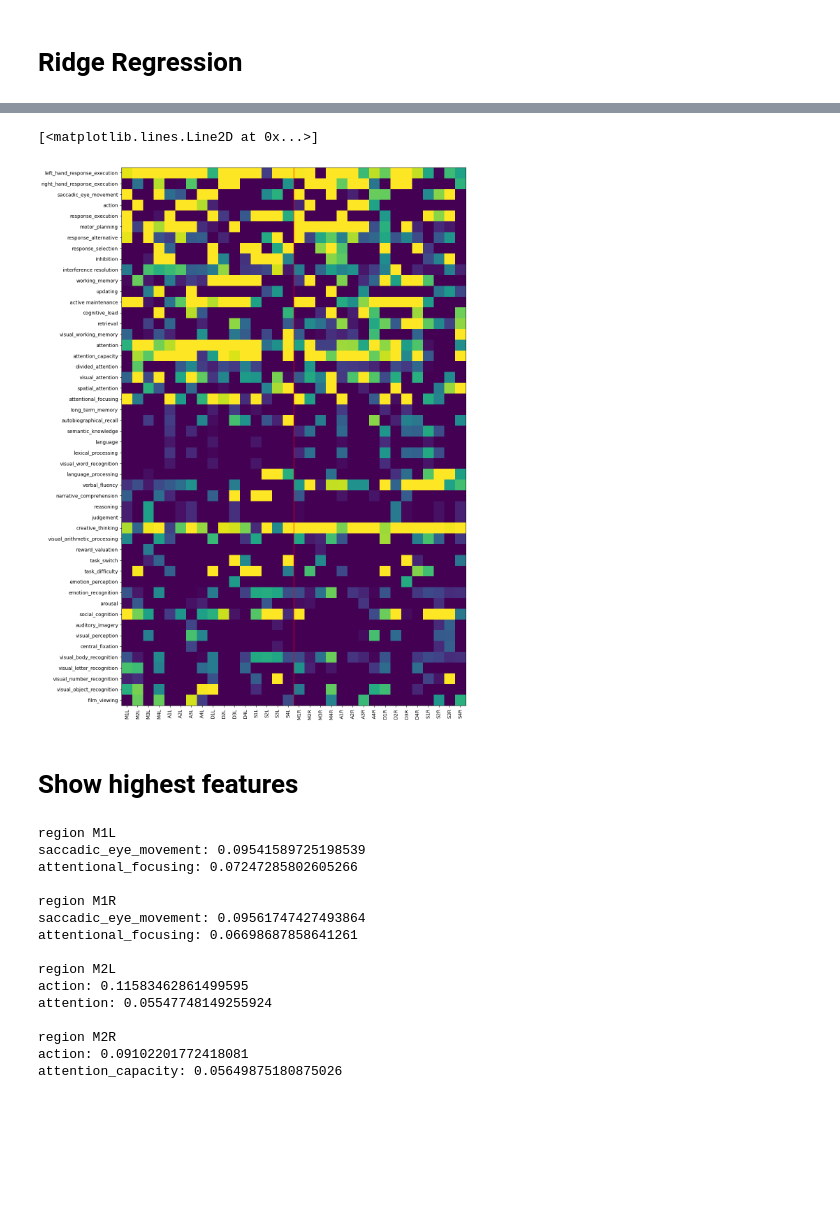
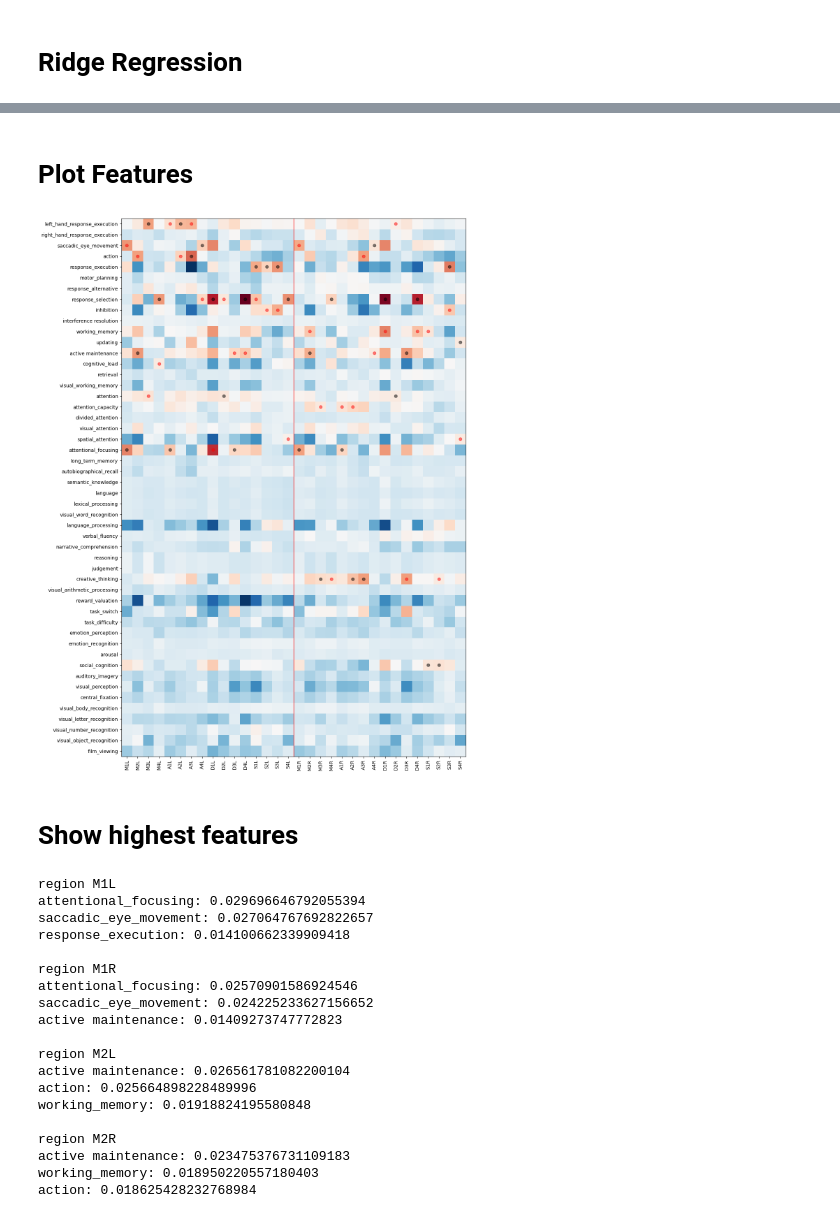
Before and after one commit to DiedrichsenLab/ProbabilisticParcellation, a Jupyter notebook: notebooks/atlas_paper/cognitive_features_mdtb_data.ipynb, the cells around one changed output, grey strips where cells are left out. Saved outputs shown, nothing was run; the diff lists cells and outputs as text; code cells hidden in the pictures; blank space fills up the shorter version.

```diff
--- a/notebooks/atlas_paper/cognitive_features_mdtb_data.ipynb
+++ b/notebooks/atlas_paper/cognitive_features_mdtb_data.ipynb
@@ -42,8 +42,8 @@ _, cmap, labels = nt.read_lut(lut_dir +
 labels=labels[1:]
 
 # load profile
-profile = pd.read_csv(
-    f'{ut.model_dir}/Atlases/Profiles/{fileparts[-1].split("_")[0]}_profile_model.tsv', sep="\t"
+profile_orig = pd.read_csv(
+    f'{ut.model_dir}/Atlases/Profiles/{fileparts[-1].split("_")[0]}_profile_individ.tsv', sep="\t"
 )
 # %%
 # Reduce profile to only MDTB Tasks
@@ -129,3 +167,5 @@ plt.imshow(tags_mat.T)
 # %%
 # Subtract mean from each column and divide by standard deviation of each column
+tags_individ = tags_individ.T
+tags_mat = tags_individ.to_numpy()
 tags_mat = (tags_mat - np.mean(tags_mat, axis=0)) / np.std(tags_mat, axis=0)
@@ -164,0 +246,24 @@ Features = pd.DataFrame(features.T, columns=tags.columns, index=labels)
+# %%
+# Get diverging color map from matplotlib
+cmap = plt.get_cmap('RdBu_r')
+# Plot profile for one participant
+participant='02'
+tasks = profile[profile_orig.participant_id == f'sub-{participant}'].index
+
+plt.figure(figsize=(20, 20))
+plt.imshow(profile_mat[profile_orig.participant_id == f'sub-{participant}'], cmap=cmap)
+plt.xticks(np.arange(len(labels)), labels, rotation=90)
+plt.yticks(np.arange(len(tasks)), tasks)
+# Plot a medial line
+plt.plot([len(labels)/2-0.5, len(labels)/2-0.5], [-0.5, len(tasks)-0.5], color='red', linewidth=1)
+
+# mark the highest value in each column
+n = 2
+colors=['red', 'black']
+for i in range(profile[profile_orig.participant_id == f'sub-{participant}'].shape[1]):
+    # print(labels[i])
+    # get the top n profile
+    top_n = np.argsort(profile_mat[profile_orig.participant_id == f'sub-{participant}'][:, i])[-n:]
+    # plot a dot at the top n profile
+    for idx,j in enumerate(top_n):
+        plt.plot(i, j, 'o', color=colors[idx], alpha=0.5)
@@ -165,14 +272,26 @@ Features = pd.DataFrame(features.T, columns=tags.columns, index=labels)
+# %% [markdown]
+# Plot Features
 # %%
 # Plot
 plt.figure(figsize=(20, 20))
-plt.imshow(features, vmin=0, vmax=0.03)
+plt.imshow(features, cmap=cmap)
 plt.xticks(np.arange(len(labels)), labels, rotation=90)
 plt.yticks(np.arange(len(tags.columns)), tags.columns)
 # Plot a medial line
 plt.plot([len(labels)/2-0.5, len(labels)/2-0.5], [-0.5, len(tags.columns)-0.5], color='red', linewidth=1)
+
+# mark the highest value in each column
+colors=['red', 'black']
+for i in range(features.shape[1]):
+    # print(labels[i])
+    # get the top n features
+    top_n = np.argsort(features[:, i])[-n:]
+    # plot a dot at the top n features
+    for idx,j in enumerate(top_n):
+        plt.plot(i, j, 'o', color=colors[idx], alpha=0.5)
+        # print(tags.columns[j])
 # %% [output]
-[<matplotlib.lines.Line2D at 0x...>]
-[figure, old version]
+[figure, new version]
 # %% [markdown]
 # Show highest features
 # %%
@@ -192,26 +311,30 @@ def print_tags(profile, df, labels, region=None, n=5):
              for score, cond in zip(scores, conds)]
 # %%
 for region in ['M1L', 'M1R']:
-    print_tags(features, Features, labels, region=region, n=2)
+    print_tags(features, Features, labels, region=region, n=3)
 
 for region in ['M2L', 'M2R']:
-    print_tags(features, Features, labels, region=region, n=2)
+    print_tags(features, Features, labels, region=region, n=3)
 # %% [output]
 region M1L
-saccadic_eye_movement: 0.09541589725198539
-attentional_focusing: 0.07247285802605266
+attentional_focusing: 0.029696646792055394
+saccadic_eye_movement: 0.027064767692822657
+response_execution: 0.014100662339909418
 
 region M1R
-saccadic_eye_movement: 0.09561747427493864
-attentional_focusing: 0.06698687858641261
+attentional_focusing: 0.02570901586924546
+saccadic_eye_movement: 0.024225233627156652
+active maintenance: 0.01409273747772823
 
 region M2L
-action: 0.11583462861499595
-attention: 0.05547748149255924
+active maintenance: 0.026561781082200104
+action: 0.025664898228489996
+working_memory: 0.01918824195580848
 
 region M2R
-action: 0.09102201772418081
-attention_capacity: 0.05649875180875026
+active maintenance: 0.023475376731109183
+working_memory: 0.018950220557180403
+action: 0.018625428232768984
 # %%
 
 for region in ['M3L', 'M3R']:
```
Also changed, not shown: parts of 18 cells of this notebook.
